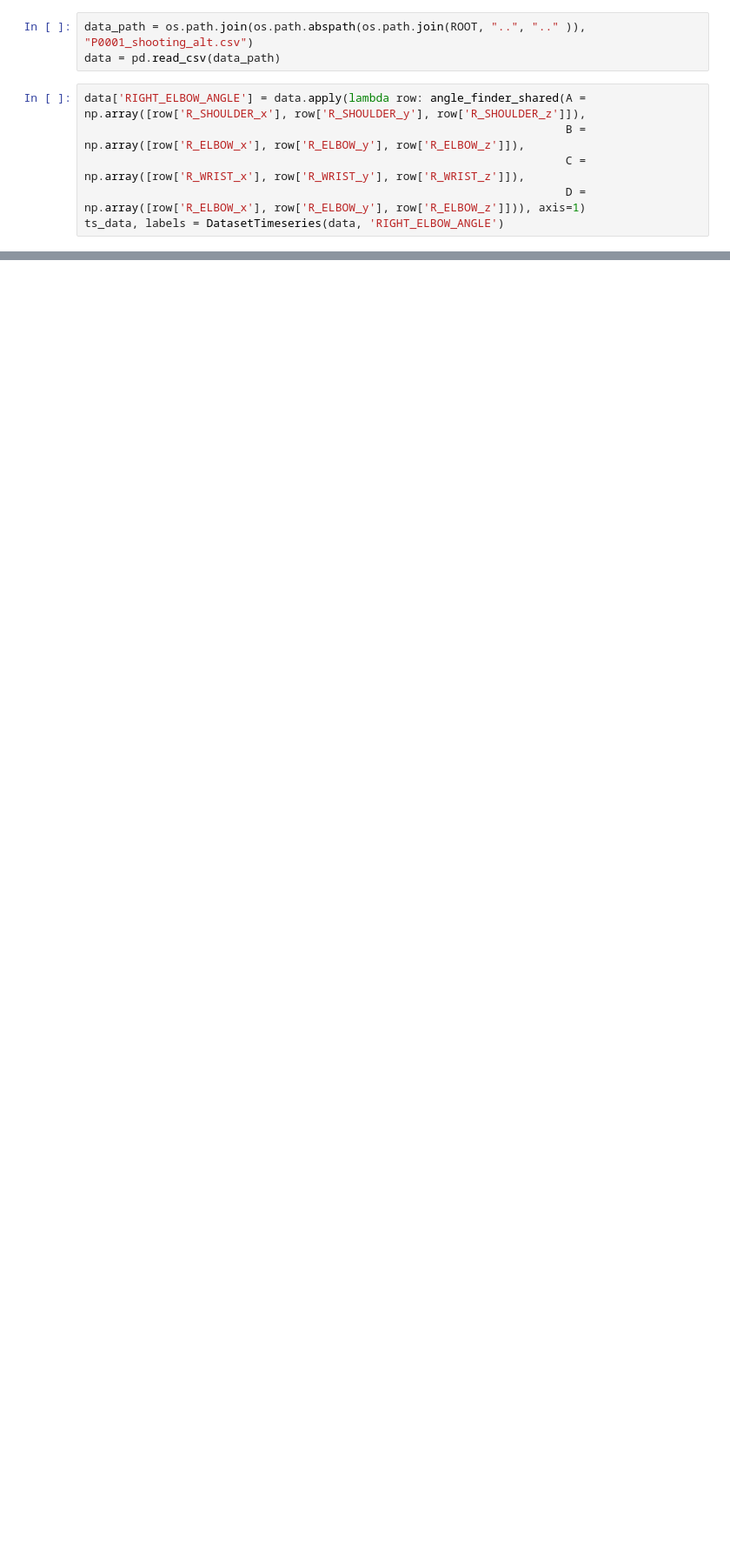
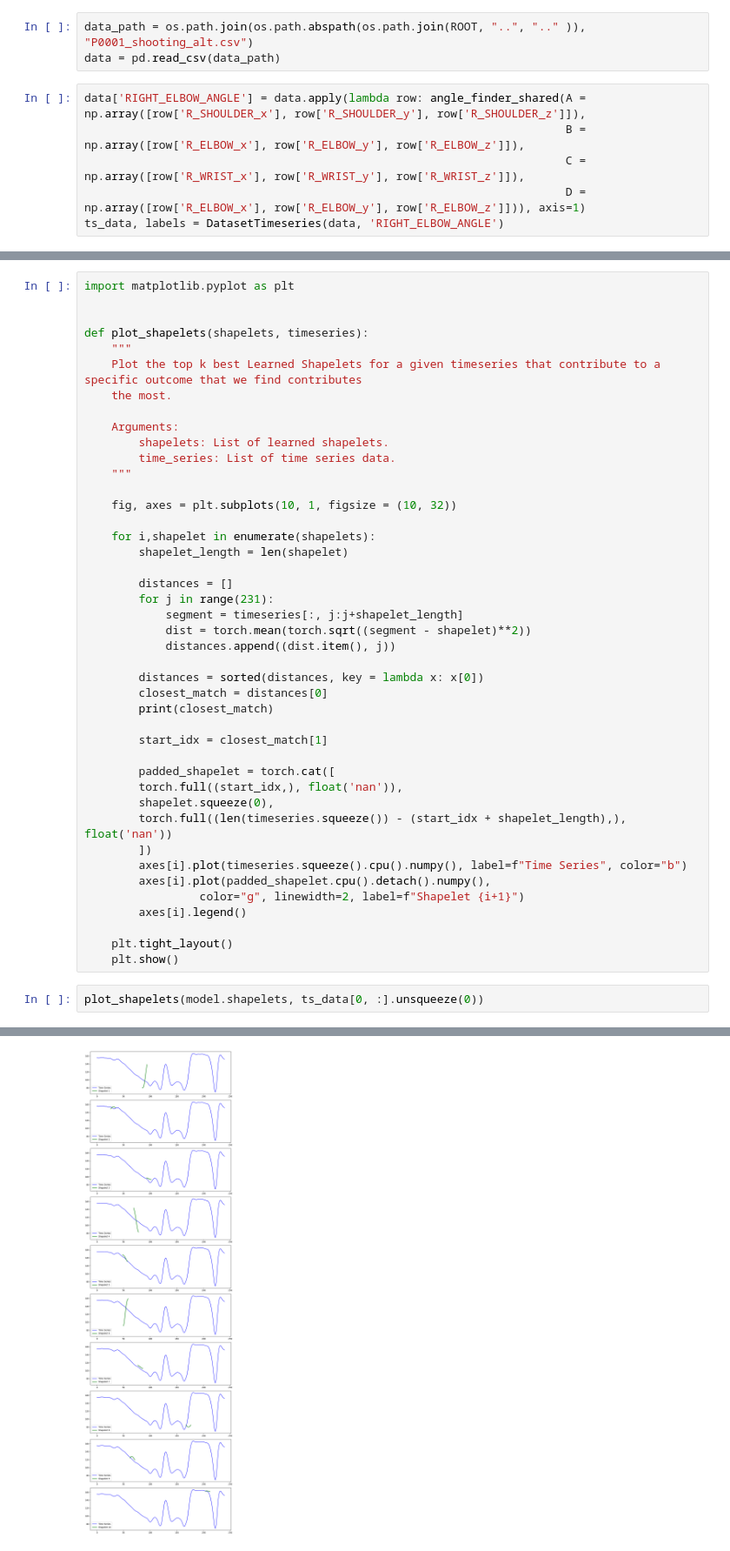
Before and after one commit to mlsedigital/SPL-Open-Data, a Jupyter notebook: src/ShapeletLearner/sample.ipynb, the cells around one changed output, grey strips where cells are left out. Shown at 87% size. Saved outputs shown, nothing was run; the diff lists cells and outputs as text; blank space fills up the shorter version.

Commit message:
Visuals for Shapelet Learner (#10)
* DTW implementation for more accurate shapelets

* DTW commit

* Model DTW update

* 1D Visualisation of learned shapelets

```diff
--- a/src/ShapeletLearner/sample.ipynb
+++ b/src/ShapeletLearner/sample.ipynb
@@ -75,0 +238,46 @@ plt.plot(ts_data[0, :])
+# %%
+import matplotlib.pyplot as plt
+
+
+def plot_shapelets(shapelets, timeseries):
+    """
+    Plot the top k best Learned Shapelets for a given timeseries that contribute to a specific outcome that we find contributes
+    the most.
+
+    Arguments:
+        shapelets: List of learned shapelets.
+        time_series: List of time series data.
+    """
+
+    fig, axes = plt.subplots(10, 1, figsize = (10, 32))
+
+    for i,shapelet in enumerate(shapelets):
+        shapelet_length = len(shapelet)
+
+        distances = []
+        for j in range(231):
+            segment = timeseries[:, j:j+shapelet_length]
+            dist = torch.mean(torch.sqrt((segment - shapelet)**2))
+            distances.append((dist.item(), j))
+
+        distances = sorted(distances, key = lambda x: x[0])
+        closest_match = distances[0]
+        print(closest_match)
+
+        start_idx = closest_match[1]
+
+        padded_shapelet = torch.cat([
+        torch.full((start_idx,), float('nan')),
+        shapelet.squeeze(0),
+        torch.full((len(timeseries.squeeze()) - (start_idx + shapelet_length),), float('nan'))
+        ])
+        axes[i].plot(timeseries.squeeze().cpu().numpy(), label=f"Time Series", color="b")
+        axes[i].plot(padded_shapelet.cpu().detach().numpy(),
+                 color="g", linewidth=2, label=f"Shapelet {i+1}")
+        axes[i].legend()
+
+    plt.tight_layout()
+    plt.show()
+# %%
+plot_shapelets(model.shapelets, ts_data[0, :].unsqueeze(0))
+# %% [output]
@@ -75,0 +294 @@ plt.plot(ts_data[0, :])
+[figure, added]
```
Also changed, not shown: parts of 10 cells of this notebook, 4 other files.
